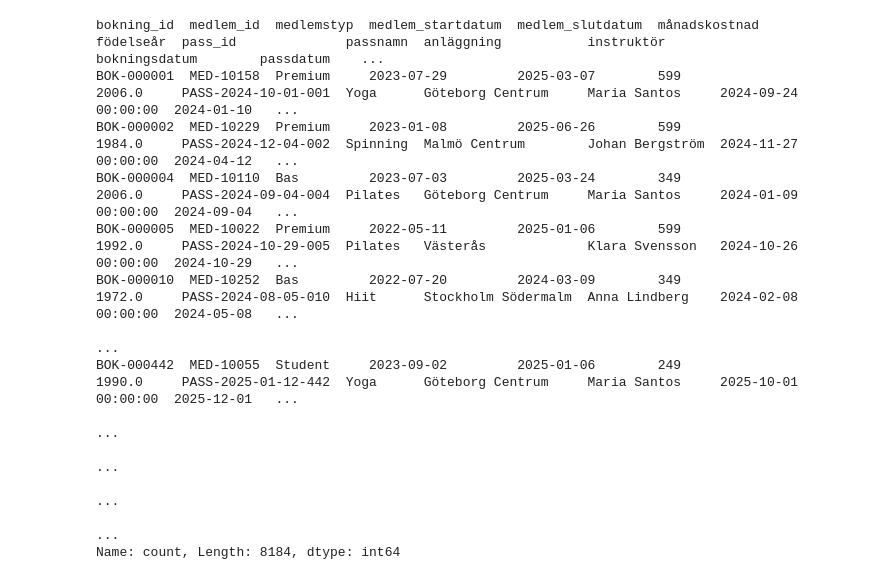
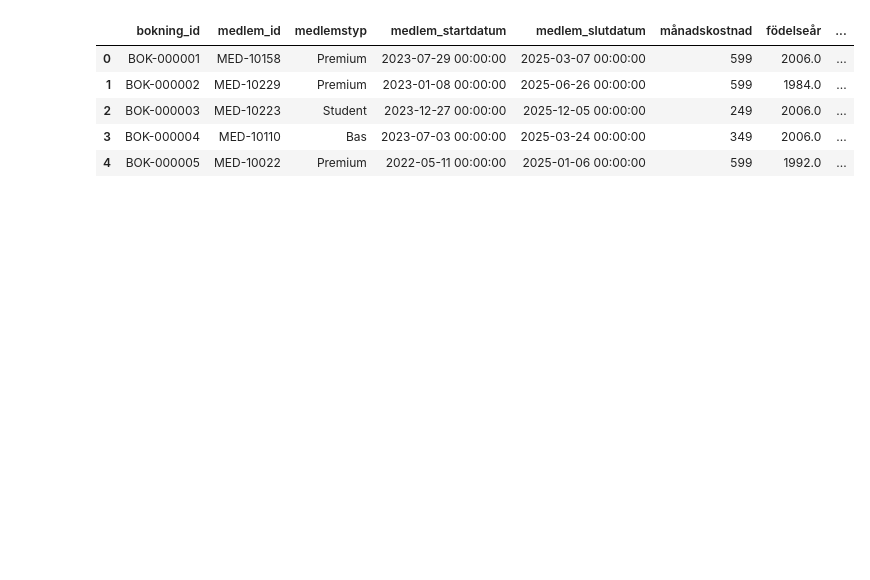
Before and after one commit to johannamarkskog-tech/projektuppgift_data_science, a Jupyter notebook: KPI_och_visualisering.ipynb, the cells around one changed output. Drawn from its saved outputs; the diff is of its cells as text; code cells hidden in the pictures; blank space fills up the shorter version.

```diff
--- a/KPI_och_visualisering.ipynb
+++ b/KPI_och_visualisering.ipynb
@@ -57,18 +23,11 @@ conn.close
 # Skapa en kopia för feature engineering
 df_feat = df_all.copy()
 # %%
-df_feat.value_counts()
+df_feat.head()
 # %% [output]
-bokning_id  medlem_id  medlemstyp  medlem_startdatum  medlem_slutdatum  månadskostnad  födelseår  pass_id              passnamn  anläggning           instruktör       bokningsdatum        passdatum    ...
-BOK-000001  MED-10158  Premium     2023-07-29         2025-03-07        599            2006.0     PASS-2024-10-01-001  Yoga      Göteborg Centrum     Maria Santos     2024-09-24 00:00:00  2024-01-10   ...
-BOK-000002  MED-10229  Premium     2023-01-08         2025-06-26        599            1984.0     PASS-2024-12-04-002  Spinning  Malmö Centrum        Johan Bergström  2024-11-27 00:00:00  2024-04-12   ...
-BOK-000004  MED-10110  Bas         2023-07-03         2025-03-24        349            2006.0     PASS-2024-09-04-004  Pilates   Göteborg Centrum     Maria Santos     2024-01-09 00:00:00  2024-09-04   ...
-BOK-000005  MED-10022  Premium     2022-05-11         2025-01-06        599            1992.0     PASS-2024-10-29-005  Pilates   Västerås             Klara Svensson   2024-10-26 00:00:00  2024-10-29   ...
-BOK-000010  MED-10252  Bas         2022-07-20         2024-03-09        349            1972.0     PASS-2024-08-05-010  Hiit      Stockholm Södermalm  Anna Lindberg    2024-02-08 00:00:00  2024-05-08   ...
-                                                                                                                                                                                                         ...
-BOK-000442  MED-10055  Student     2023-09-02         2025-01-06        249            1990.0     PASS-2025-01-12-442  Yoga      Göteborg Centrum     Maria Santos     2025-10-01 00:00:00  2025-12-01   ...
-                                                                                                                                                                                                         ...
-                                                                                                                                                                                                         ...
-                                                                                                                                                                                                         ...
-                                                                                                                                                                                                         ...
-Name: count, Length: 8184, dtype: int64
+|  | bokning_id | medlem_id | medlemstyp | medlem_startdatum | medlem_slutdatum | månadskostnad | födelseår | ... |
+| 0 | BOK-000001 | MED-10158 | Premium | 2023-07-29 00:00:00 | 2025-03-07 00:00:00 | 599 | 2006.0 | ... |
+| 1 | BOK-000002 | MED-10229 | Premium | 2023-01-08 00:00:00 | 2025-06-26 00:00:00 | 599 | 1984.0 | ... |
+| 2 | BOK-000003 | MED-10223 | Student | 2023-12-27 00:00:00 | 2025-12-05 00:00:00 | 249 | 2006.0 | ... |
+| 3 | BOK-000004 | MED-10110 | Bas | 2023-07-03 00:00:00 | 2025-03-24 00:00:00 | 349 | 2006.0 | ... |
+| 4 | BOK-000005 | MED-10022 | Premium | 2022-05-11 00:00:00 | 2025-01-06 00:00:00 | 599 | 1992.0 | ... |
```
Also changed, not shown: parts of 8 cells of this notebook.
